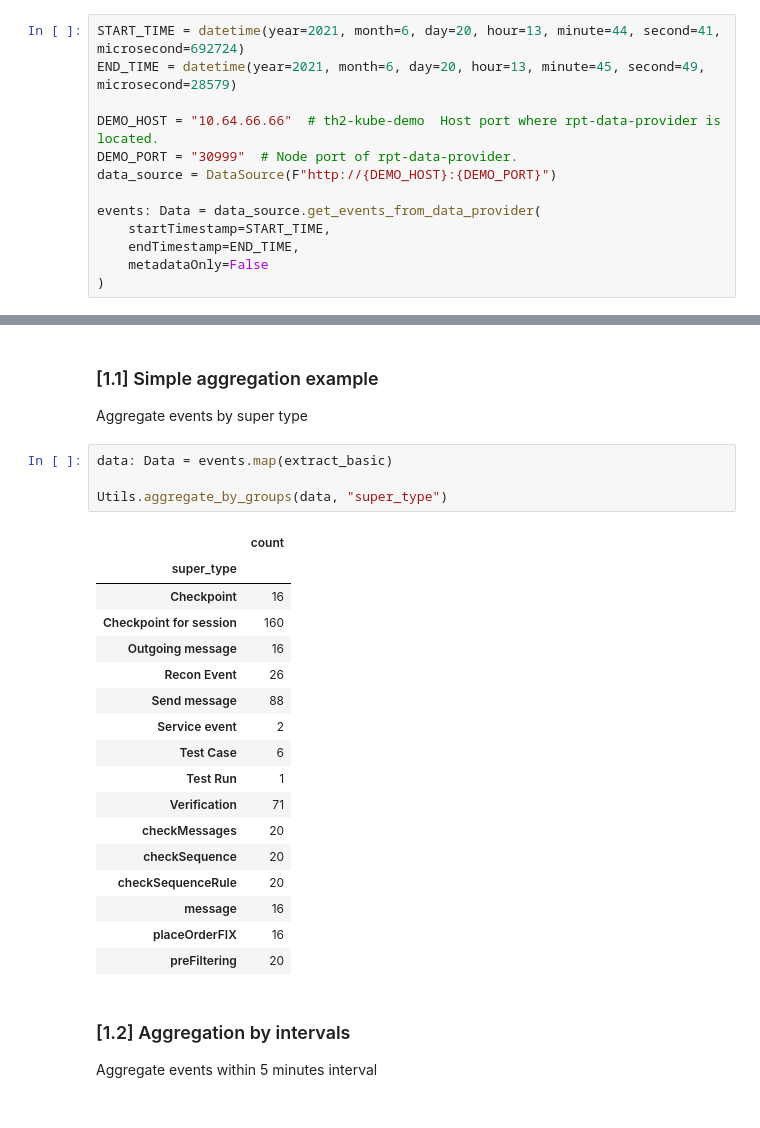
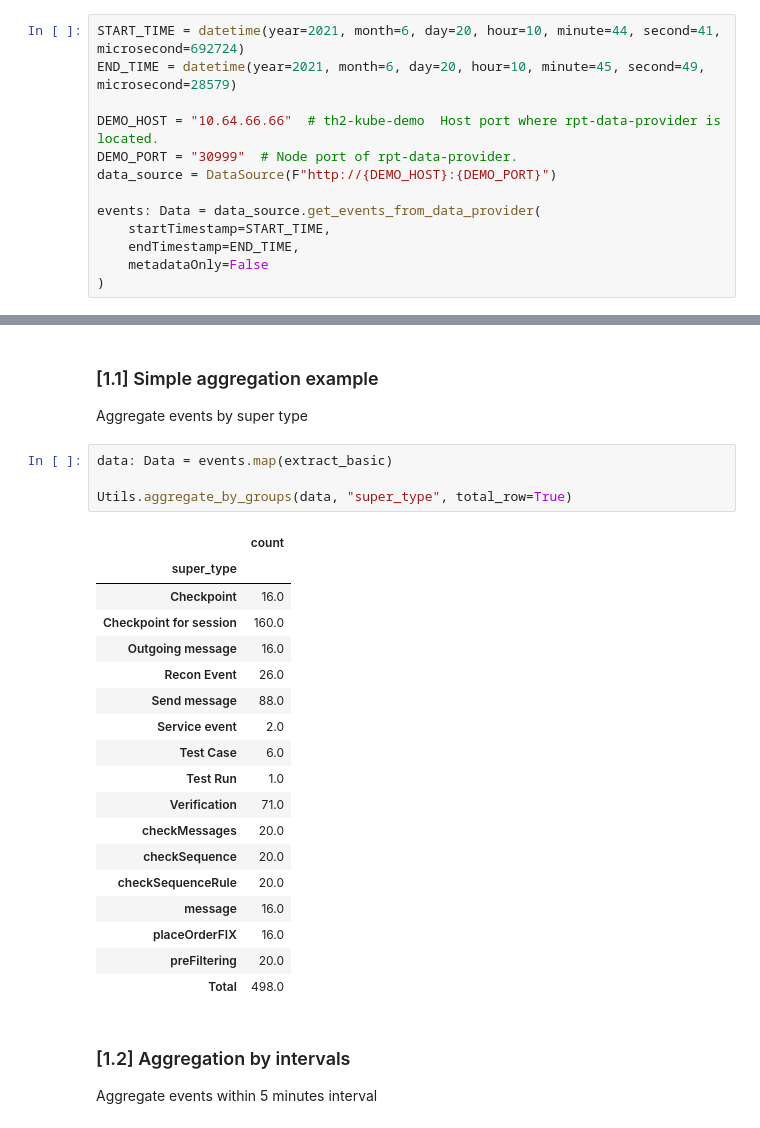
Before and after one commit to th2-net/th2-data-services-utils, a Jupyter notebook: examples/notebooks/notebook_basic.ipynb, the cells around one changed output, grey strips where cells are left out. Cells and saved outputs as stored; diff of their text form.

Commit message:
update notebooks for time on UTC

```diff
--- a/examples/notebooks/notebook_basic.ipynb
+++ b/examples/notebooks/notebook_basic.ipynb
@@ -70,8 +70,8 @@ The DataSource object lets you retrieve data in the easiest way.
 
 NOTE: You can change the URL via eponymous property of this object.
 # %%
-START_TIME = datetime(year=2021, month=6, day=20, hour=13, minute=44, second=41, microsecond=692724)
-END_TIME = datetime(year=2021, month=6, day=20, hour=13, minute=45, second=49, microsecond=28579)
+START_TIME = datetime(year=2021, month=6, day=20, hour=10, minute=44, second=41, microsecond=692724)
+END_TIME = datetime(year=2021, month=6, day=20, hour=10, minute=45, second=49, microsecond=28579)
 
 DEMO_HOST = "10.64.66.66"  # th2-kube-demo  Host port where rpt-data-provider is located.
 DEMO_PORT = "30999"  # Node port of rpt-data-provider.
@@ -99,25 +99,26 @@ Aggregate events by super type
 # %%
 data: Data = events.map(extract_basic)
 
-Utils.aggregate_by_groups(data, "super_type")
+Utils.aggregate_by_groups(data, "super_type", total_row=True)
 # %% [output]
 |  | count |
 | super_type |  |
-| Checkpoint | 16 |
-| Checkpoint for session | 160 |
-| Outgoing message | 16 |
-| Recon Event | 26 |
-| Send message | 88 |
-| Service event | 2 |
-| Test Case | 6 |
-| Test Run | 1 |
-| Verification | 71 |
-| checkMessages | 20 |
-| checkSequence | 20 |
-| checkSequenceRule | 20 |
-| message | 16 |
-| placeOrderFIX | 16 |
-| preFiltering | 20 |
+| Checkpoint | 16.0 |
+| Checkpoint for session | 160.0 |
+| Outgoing message | 16.0 |
+| Recon Event | 26.0 |
+| Send message | 88.0 |
+| Service event | 2.0 |
+| Test Case | 6.0 |
+| Test Run | 1.0 |
+| Verification | 71.0 |
+| checkMessages | 20.0 |
+| checkSequence | 20.0 |
+| checkSequenceRule | 20.0 |
+| message | 16.0 |
+| placeOrderFIX | 16.0 |
+| preFiltering | 20.0 |
+| Total | 498.0 |
 # %% [markdown]
 ### [1.2] Aggregation by intervals
 Aggregate events within 5 minutes interval
```
Also changed, not shown: 2 other files.
